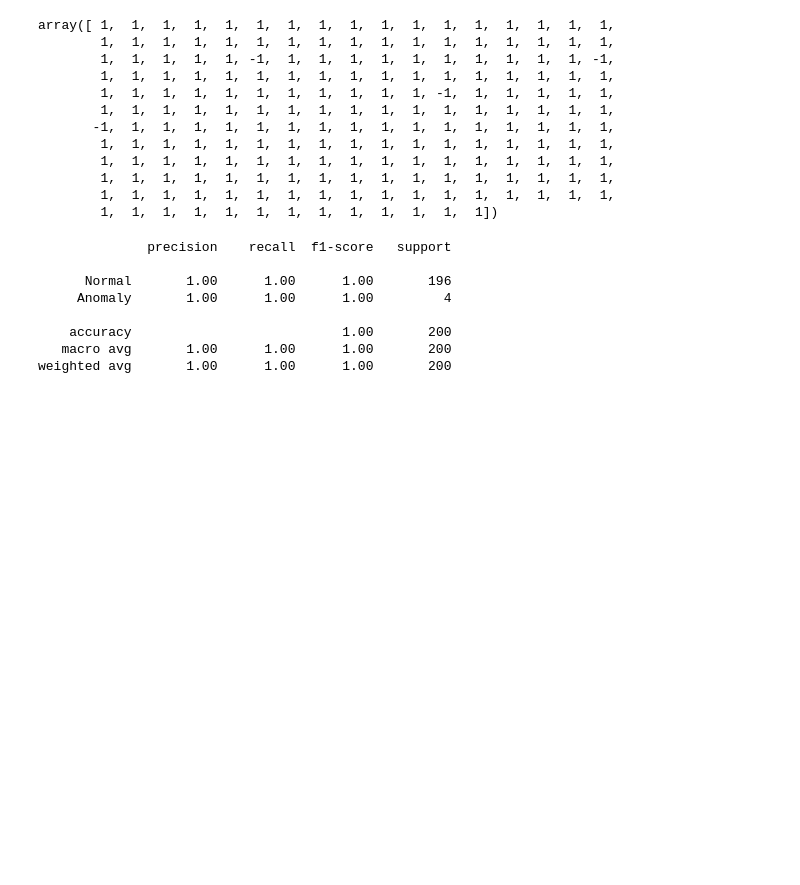
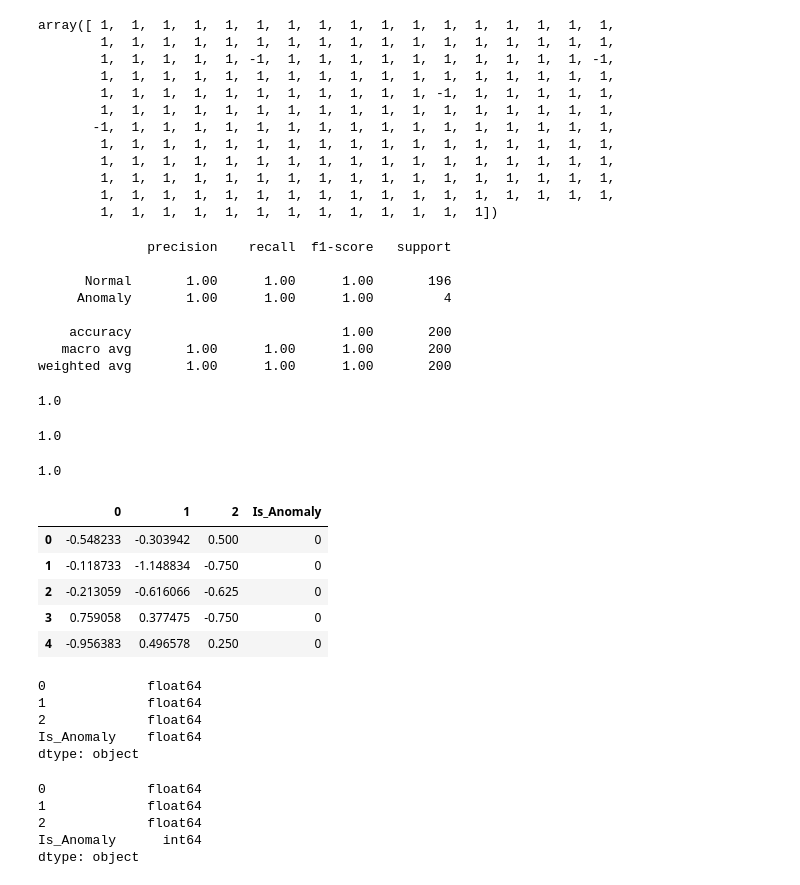
Before and after one commit to MadanuAugustin/TransactionAnomalyDetection, a Jupyter notebook: anomalydetection.ipynb, the cells around one changed output. Cells and saved outputs as stored; diff of their text form; code cells hidden in the pictures; blank space fills up the shorter version.

```diff
--- a/anomalydetection.ipynb
+++ b/anomalydetection.ipynb
@@ -280,3 +280,38 @@ print(report)
     accuracy                           1.00       200
    macro avg       1.00      1.00      1.00       200
 weighted avg       1.00      1.00      1.00       200
+# %%
+from sklearn.metrics import accuracy_score, f1_score, precision_score
+
+accuracy_score(y_test, y_pred_binary)
+# %% [output]
+1.0
+# %%
+f1_score(y_test, y_pred_binary)
+# %% [output]
+1.0
+# %%
+precision_score(y_test, y_pred_binary)
+# %% [output]
+1.0
+# %%
+import pandas as pd
+
+mydf = pd.read_csv('artifacts//data_transformation//transformed_test_df.csv')
+# %%
+mydf.head()
+# %% [output]
+|  | 0 | 1 | 2 | Is_Anomaly |
+| 0 | -0.548233 | -0.303942 | 0.500 | 0 |
+| 1 | -0.118733 | -1.148834 | -0.750 | 0 |
+| 2 | -0.213059 | -0.616066 | -0.625 | 0 |
+| 3 | 0.759058 | 0.377475 | -0.750 | 0 |
+| 4 | -0.956383 | 0.496578 | 0.250 | 0 |
+# %%
+mydf.dtypes
+# %% [output]
+0             float64
+1             float64
+2             float64
+Is_Anomaly    float64
+dtype: object
@@ -282,0 +320,8 @@ weighted avg       1.00      1.00      1.00       200
+# %%
+mydf.dtypes
+# %% [output]
+0             float64
+1             float64
+2             float64
+Is_Anomaly      int64
+dtype: object
```
Also changed, not shown: parts of 6 cells of this notebook, 8 other files.
